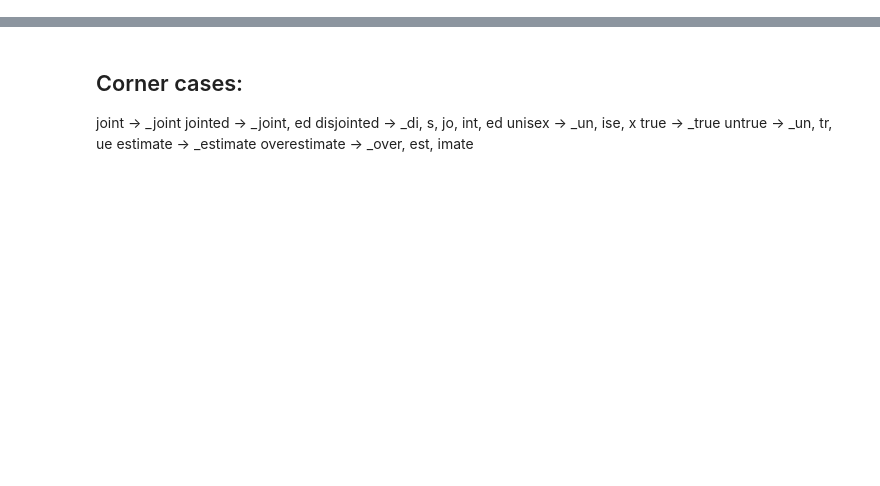
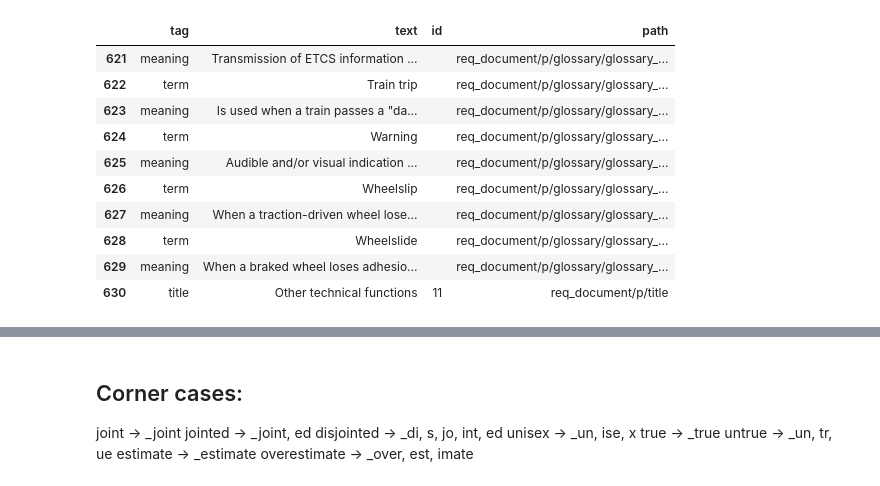
Before and after one commit to lfpneto/NLP2RE_Sandbox, a Jupyter notebook: src/Sandbox/stopwords.ipynb, the cells around one changed output, grey strips where cells are left out. Saved outputs shown, nothing was run; the diff lists cells and outputs as text; code cells hidden in the pictures; blank space fills up the shorter version.

```diff
--- a/src/Sandbox/stopwords.ipynb
+++ b/src/Sandbox/stopwords.ipynb
@@ -17,0 +22,23 @@ to_lower and lower are both optional parameters that are the same as lowercase a
+# %%
+# Specify the path to your XML file and namespace
+xml_file_path = r'C:\dev\NLP2RE_Sandbox\data\work_data\2007-ertms.xml'
+namespace = {'ns': 'req_document.xsd'}
+# %%
+# Parse .xml to df
+from Utils import parse_xml
+
+# import utils.ParseXML as ParseXML
+df = parse_xml.process_xml_with_namespace(xml_file_path, namespace)
+df.tail(10)
+# %% [output]
+|  | tag | text | id | path |
+| 621 | meaning | Transmission of ETCS information ... |  | req_document/p/glossary/glossary_... |
+| 622 | term | Train trip |  | req_document/p/glossary/glossary_... |
+| 623 | meaning | Is used when a train passes a "da... |  | req_document/p/glossary/glossary_... |
+| 624 | term | Warning |  | req_document/p/glossary/glossary_... |
+| 625 | meaning | Audible and/or visual indication ... |  | req_document/p/glossary/glossary_... |
+| 626 | term | Wheelslip |  | req_document/p/glossary/glossary_... |
+| 627 | meaning | When a traction-driven wheel lose... |  | req_document/p/glossary/glossary_... |
+| 628 | term | Wheelslide |  | req_document/p/glossary/glossary_... |
+| 629 | meaning | When a braked wheel loses adhesio... |  | req_document/p/glossary/glossary_... |
+| 630 | title | Other technical functions | 11 | req_document/p/title |
```
Also changed, not shown: parts of 11 cells of this notebook, 10 other files.
